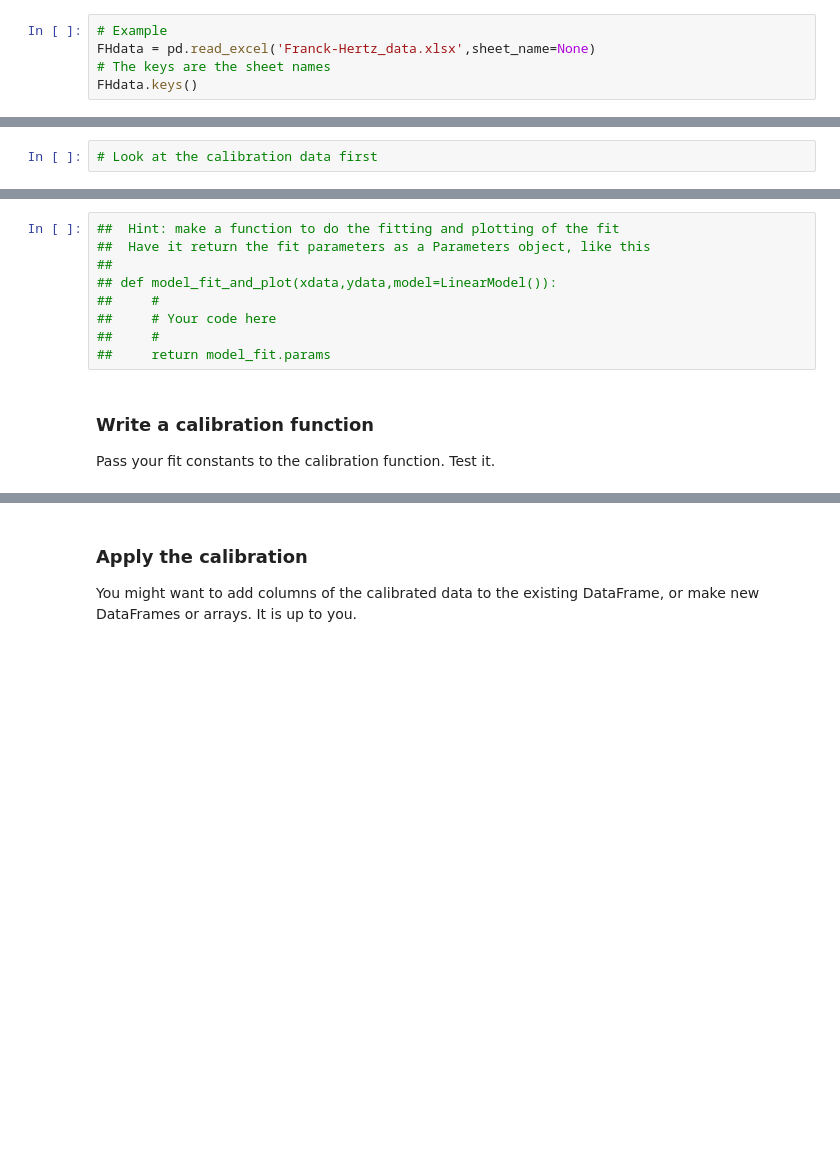
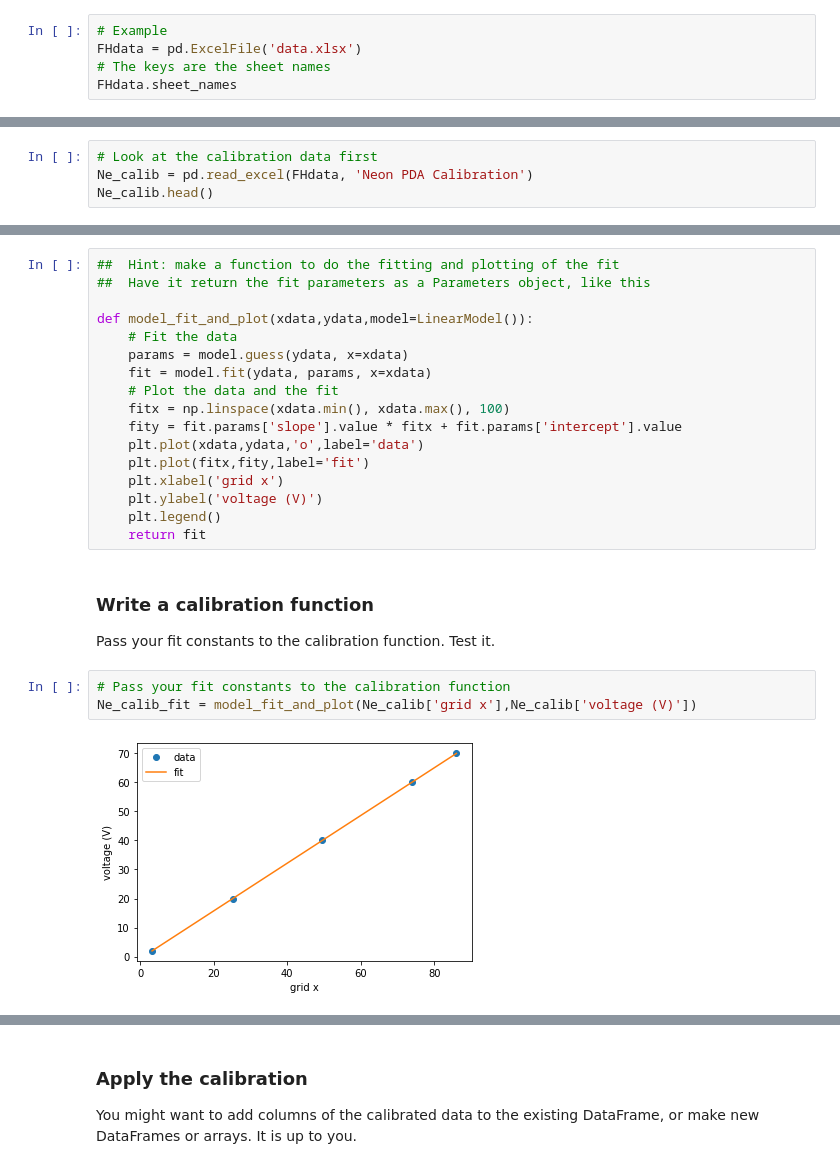
Before and after one commit to alberthu233/Phys432, a Jupyter notebook: FH/Franck-Hertz.ipynb, the cells around one changed output, grey strips where cells are left out. Drawn from its saved outputs; the diff is of its cells as text; blank space fills up the shorter version.

```diff
--- a/FH/Franck-Hertz.ipynb
+++ b/FH/Franck-Hertz.ipynb
@@ -81,6 +84,6 @@ with the command
 Then each sheet will be in its own DataFrame that you would reference with `FHdata['sheet-name']`.
 # %%
 # Example
-FHdata = pd.read_excel('Franck-Hertz_data.xlsx',sheet_name=None)
+FHdata = pd.ExcelFile('data.xlsx')
 # The keys are the sheet names
-FHdata.keys()
+FHdata.sheet_names
@@ -90,3 +103,5 @@ FHdata.keys()
 Calibration first.  Fit a line to the calibration data, create a calibration function.
 # %%
 # Look at the calibration data first
+Ne_calib = pd.read_excel(FHdata, 'Neon PDA Calibration')
+Ne_calib.head()
@@ -97,13 +119,26 @@ You know how to do this.  Save the fit results to use in the calibration functio
 # %%
 ##  Hint: make a function to do the fitting and plotting of the fit
 ##  Have it return the fit parameters as a Parameters object, like this
-##
-## def model_fit_and_plot(xdata,ydata,model=LinearModel()):
-##     #
-##     # Your code here
-##     #
-##     return model_fit.params
+
+def model_fit_and_plot(xdata,ydata,model=LinearModel()):
+    # Fit the data
+    params = model.guess(ydata, x=xdata)
+    fit = model.fit(ydata, params, x=xdata)
+    # Plot the data and the fit
+    fitx = np.linspace(xdata.min(), xdata.max(), 100)
+    fity = fit.params['slope'].value * fitx + fit.params['intercept'].value
+    plt.plot(xdata,ydata,'o',label='data')
+    plt.plot(fitx,fity,label='fit')
+    plt.xlabel('grid x')
+    plt.ylabel('voltage (V)')
+    plt.legend()
+    return fit
 # %% [markdown]
 ### Write a calibration function
 
 Pass your fit constants to the calibration function.  Test it.
+# %%
+# Pass your fit constants to the calibration function
+Ne_calib_fit = model_fit_and_plot(Ne_calib['grid x'],Ne_calib['voltage (V)'])
+# %% [output]
+[figure, added]
```
Also changed, not shown: parts of 8 cells of this notebook, 2 other files.
